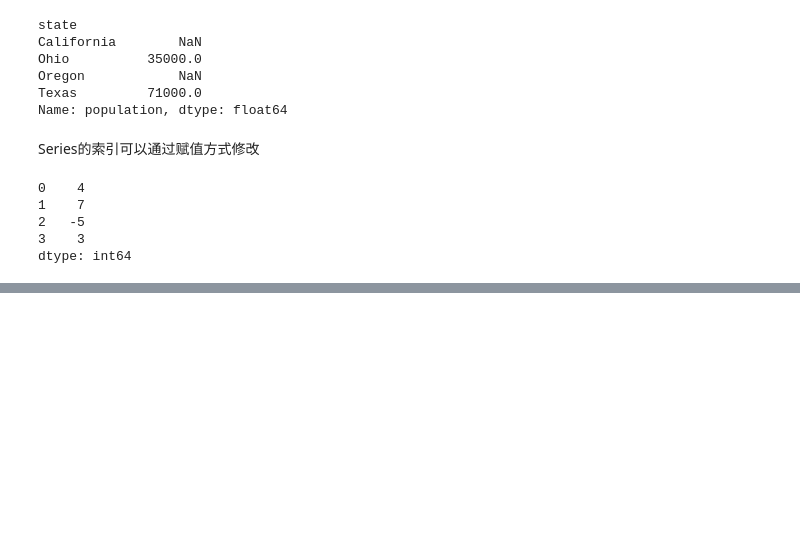
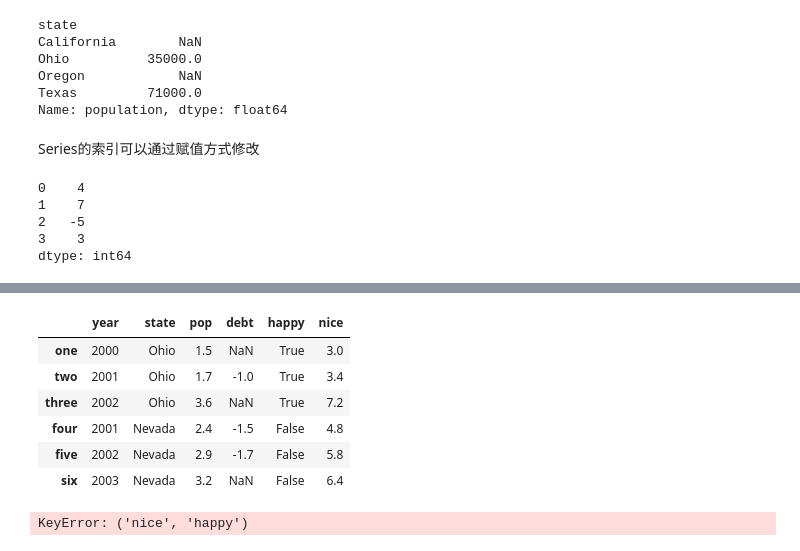
Before and after one commit to chikwongyip/pythonfordataanalysis, a Jupyter notebook: pandas.ipynb, the cells around one changed output, grey strips where cells are left out. Saved outputs shown, nothing was run; the diff lists cells and outputs as text; code cells hidden in the pictures; blank space fills up the shorter version.

Commit message:
Pandas-Frames

```diff
--- a/pandas.ipynb
+++ b/pandas.ipynb
@@ -176,0 +219,3 @@ dtype: int64
+# %%
+frame2 = pd.DataFrame(data,columns=['year','state','pop','debt'],
+                      index=['one','two','three','four','five','six'])
@@ -176,0 +272,2 @@ dtype: int64
+# %%
+frame2['debt']=16.5
@@ -176,0 +287,4 @@ dtype: int64
+# %%
+val = pd.Series([-1,-1.5,-1.7],index=['two','four','five'])
+frame2['debt'] = val
+frame2
@@ -176,0 +301,2 @@ dtype: int64
+# %%
+frame2['happy'] = frame2.state == 'Ohio'
@@ -176,0 +317,15 @@ dtype: int64
+# %%
+frame2['nice'] = frame2['pop'] * 2
+frame2
+# %% [output]
+|  | year | state | pop | debt | happy | nice |
+| one | 2000 | Ohio | 1.5 | NaN | True | 3.0 |
+| two | 2001 | Ohio | 1.7 | -1.0 | True | 3.4 |
+| three | 2002 | Ohio | 3.6 | NaN | True | 7.2 |
+| four | 2001 | Nevada | 2.4 | -1.5 | False | 4.8 |
+| five | 2002 | Nevada | 2.9 | -1.7 | False | 5.8 |
+| six | 2003 | Nevada | 3.2 | NaN | False | 6.4 |
+# %%
+del frame2['nice','happy']
+# %% [output]
+KeyError: ('nice', 'happy')
```
Also changed, not shown: parts of 38 cells of this notebook.
